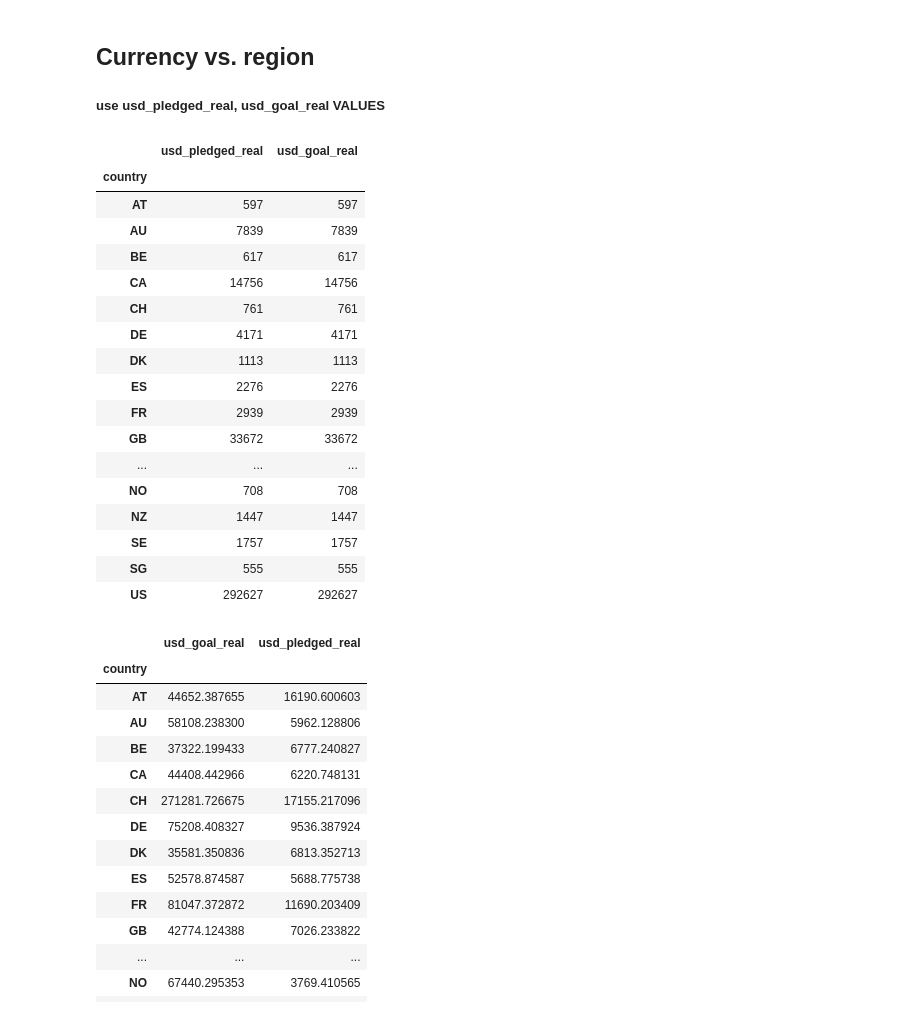
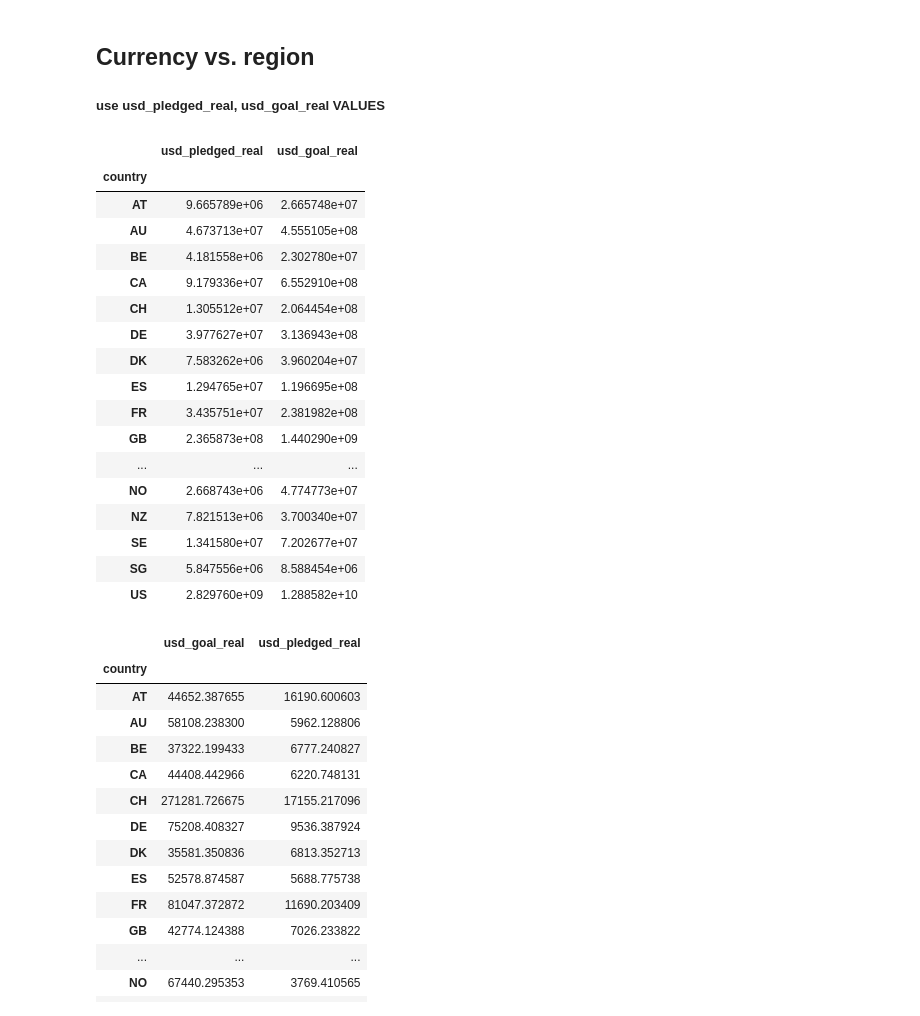
Before and after one commit to hannah-ross/dataforgood, a Jupyter notebook: Stats131_FinalProject_Paulina_updated.ipynb, the cells around one changed output. Saved outputs shown, nothing was run; the diff lists cells and outputs as text; code cells hidden in the pictures.

```diff
--- a/Stats131_FinalProject_Paulina.ipynb
+++ b/Stats131_FinalProject_Paulina_updated.ipynb
@@ -301,25 +304,26 @@ NameError: name 'train_test_split' is not defined
 # %% [markdown]
 ## Currency vs. region
 ##### use usd_pledged_real, usd_goal_real VALUES
-# %%
-ks.groupby(["country"])["usd_pledged_real", "usd_goal_real"].count()
-# %% [output]
-|  | usd_pledged_real | usd_goal_real |
-| country |  |  |
-| AT | 597 | 597 |
-| AU | 7839 | 7839 |
-| BE | 617 | 617 |
-| CA | 14756 | 14756 |
-| CH | 761 | 761 |
-| DE | 4171 | 4171 |
-| DK | 1113 | 1113 |
-| ES | 2276 | 2276 |
-| FR | 2939 | 2939 |
-| GB | 33672 | 33672 |
-| ... | ... | ... |
-| NO | 708 | 708 |
-| NZ | 1447 | 1447 |
-| SE | 1757 | 1757 |
-| SG | 555 | 555 |
-| US | 292627 | 292627 |
+# %%
+# total pledged amount and total goal amount per country
+ks.groupby(["country"])["usd_pledged_real", "usd_goal_real"].sum()
+# %% [output]
+|  | usd_pledged_real | usd_goal_real |
+| country |  |  |
+| AT | 9.665789e+06 | 2.665748e+07 |
+| AU | 4.673713e+07 | 4.555105e+08 |
+| BE | 4.181558e+06 | 2.302780e+07 |
+| CA | 9.179336e+07 | 6.552910e+08 |
+| CH | 1.305512e+07 | 2.064454e+08 |
+| DE | 3.977627e+07 | 3.136943e+08 |
+| DK | 7.583262e+06 | 3.960204e+07 |
+| ES | 1.294765e+07 | 1.196695e+08 |
+| FR | 3.435751e+07 | 2.381982e+08 |
+| GB | 2.365873e+08 | 1.440290e+09 |
+| ... | ... | ... |
+| NO | 2.668743e+06 | 4.774773e+07 |
+| NZ | 7.821513e+06 | 3.700340e+07 |
+| SE | 1.341580e+07 | 7.202677e+07 |
+| SG | 5.847556e+06 | 8.588454e+06 |
+| US | 2.829760e+09 | 1.288582e+10 |
 # %%
```
Also changed, not shown: parts of 15 cells of this notebook.
